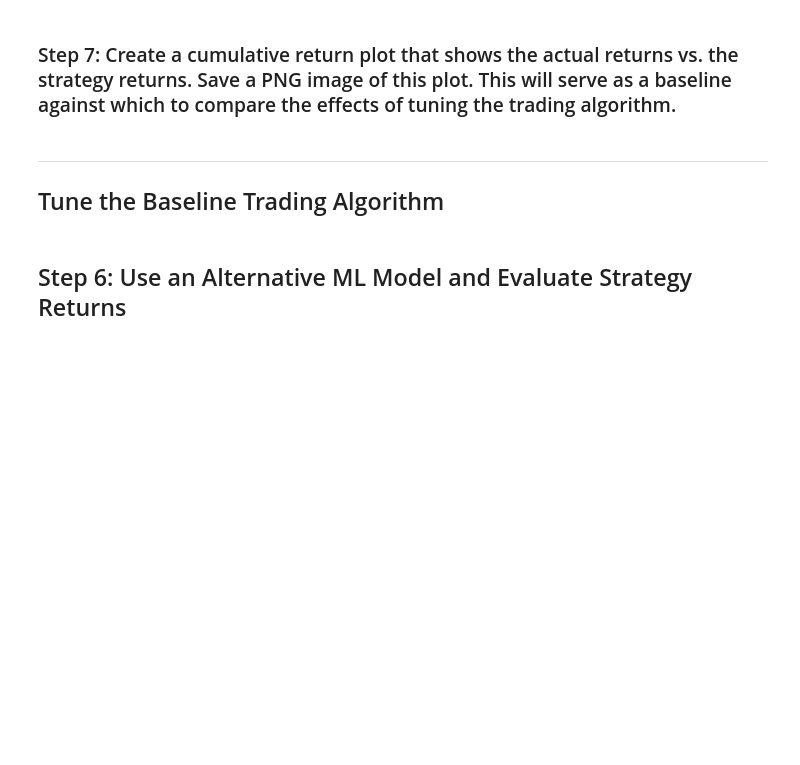
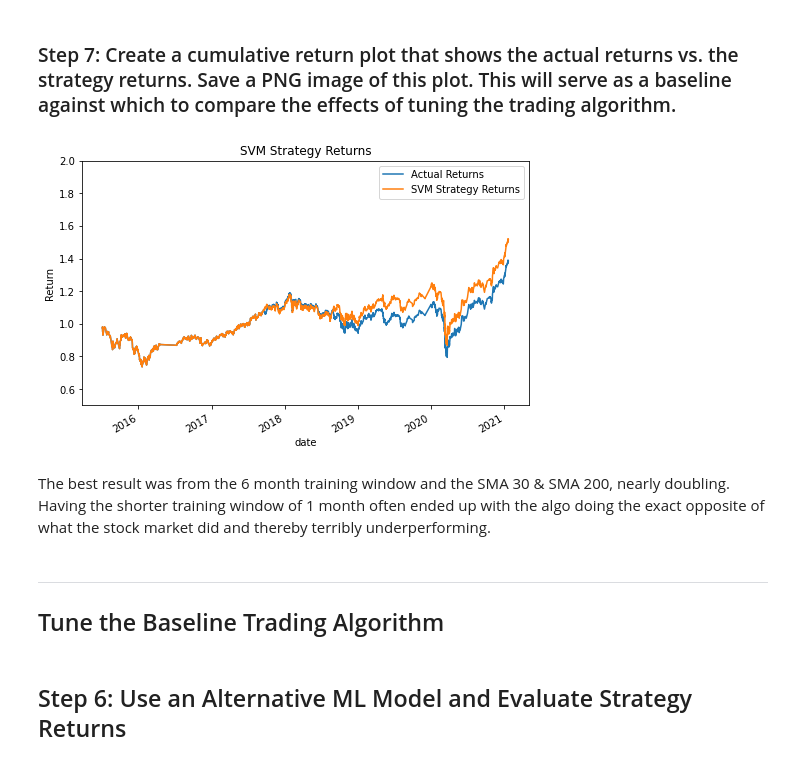
Before and after one commit to ZrowGz/uw-challenge-14, a Jupyter notebook: machine_learning_trading_bot.ipynb, the cells around one changed output. Drawn from its saved outputs; the diff is of its cells as text; code cells hidden in the pictures; blank space fills up the shorter version.

```diff
--- a/machine_learning_trading_bot.ipynb
+++ b/machine_learning_trading_bot.ipynb
@@ -316,13 +316,14 @@ X_test_scaled = X_scaler.transform(X_test)
 ### Step 4: Use the `SVC` classifier model from SKLearn's support vector machine (SVM) learning method to fit the training data and make predictions based on the testing data. Review the predictions.
 # %%
 # From SVM, instantiate SVC classifier model instance
-svm_model =
+svm_model = svm.SVC()
 
 # Fit the model to the data using the training data
-svm_model =
+svm_model = svm_model.fit(X_train_scaled, y_train)
 
 # Use the testing data to make the model predictions
-svm_pred =
+svm_pred = svm_model.predict(X_test_scaled)
 
 # Review the model's predicted values
+svm_pred
 # %% [output]
@@ -340,16 +353,17 @@ svm_testing_report =
 # Create a new empty predictions DataFrame.
 
 # Create a predictions DataFrame
-predictions_df =
+predictions_df = pd.DataFrame(index=X_test.index)
 
 # Add the SVM model predictions to the DataFrame
-predictions_df['Predicted'] =
+predictions_df['SVM Predicted'] = svm_pred
+#predictions_df['Predicted'] = predictions_df['Predicted'].value_counts()
 
 # Add the actual returns to the DataFrame
-predictions_df['Actual Returns'] =
+predictions_df['Actual Returns'] = signals_df['Actual Returns']
 
 # Add the strategy returns to the DataFrame
-predictions_df['Strategy Returns'] =
+predictions_df['SVM Strategy Returns'] = predictions_df['Actual Returns'] * predictions_df['SVM Predicted']
 
 # Review the DataFrame
 display(predictions_df.head())
@@ -361,3 +388,18 @@ display(predictions_df.tail())
+# %%
+# Plot the actual returns versus the strategy returns
+(1 + predictions_df[['Actual Returns', 'SVM Strategy Returns']]).cumprod().plot(
+    title='SVM Strategy Returns',
+    figsize=(8,5),
+    ylabel='Return',
+    ylim=(0.5,2.0)
+)
+
+# Use .savefig to export the plot image
+plt.savefig('images/SVM_3M_SMA4-100.png')
+# %% [output]
+[figure, added]
+# %% [markdown]
+The best result was from the 6 month training window and the SMA 30 & SMA 200, nearly doubling. Having the shorter training window of 1 month often ended up with the algo doing the exact opposite of what the stock market did and thereby terribly underperforming.
 # %% [markdown]
 ---
 
```
Also changed, not shown: parts of 13 cells of this notebook, 17 other files.
